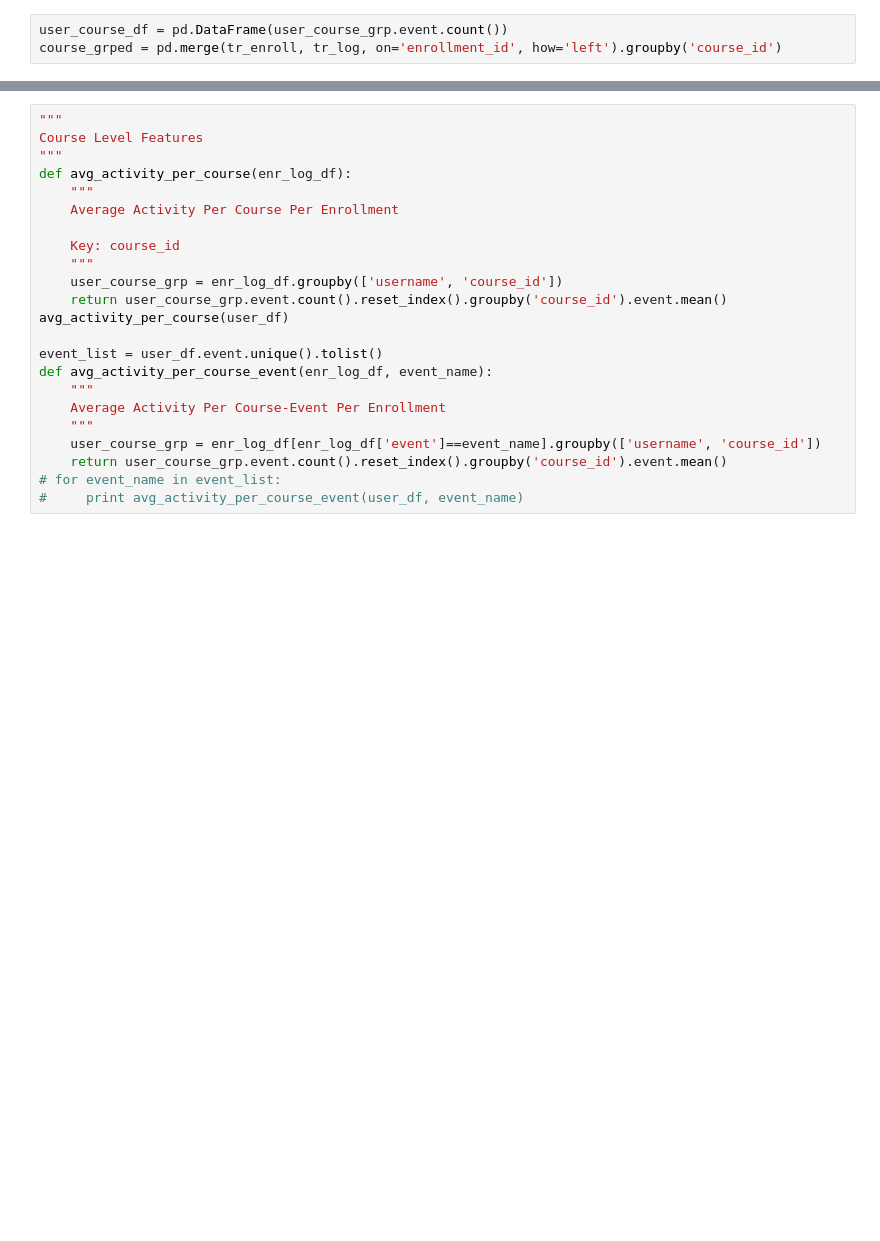
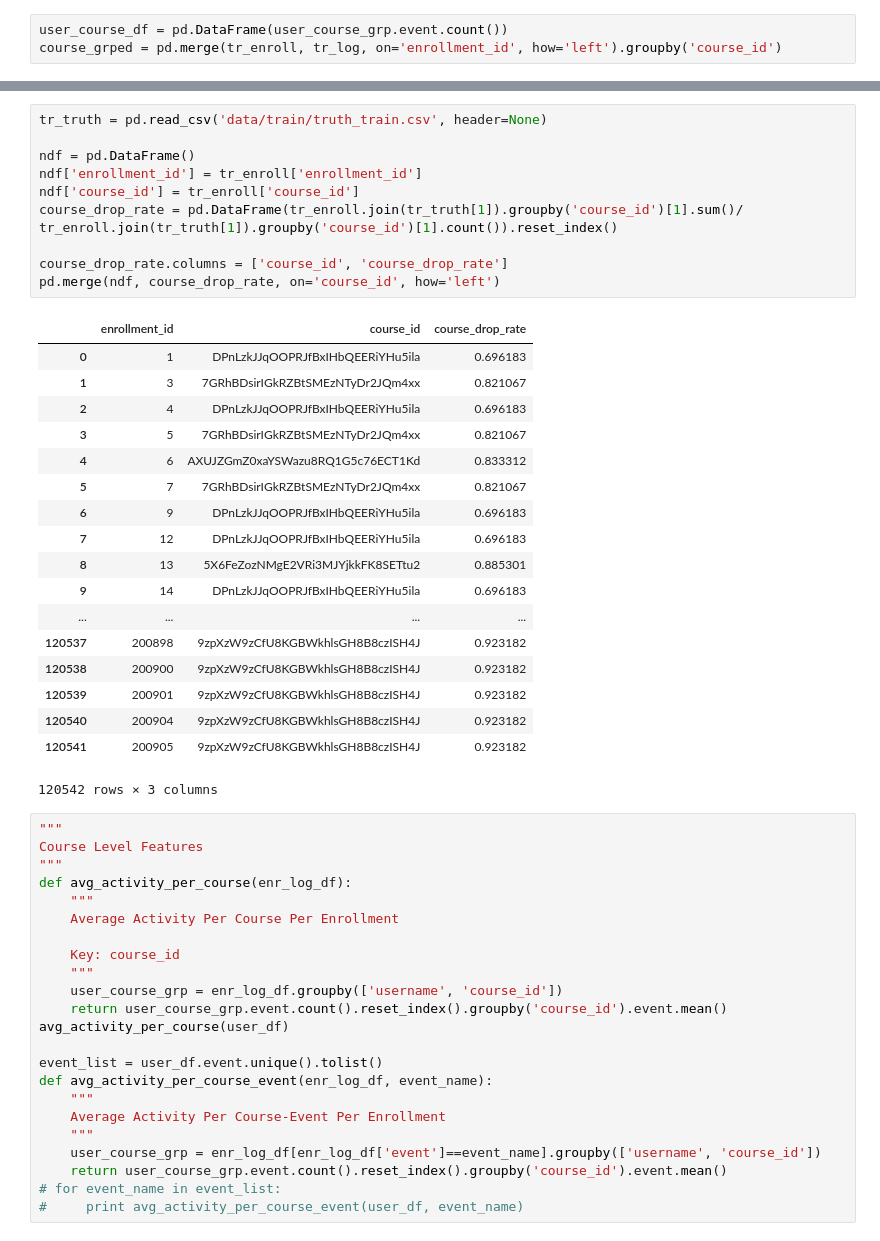
Before and after one commit to umkevinc/DD, a Jupyter notebook: draft.ipynb, the cells around one changed output, grey strips where cells are left out. Drawn from its saved outputs; the diff is of its cells as text; blank space fills up the shorter version.

```diff
--- a/draft.ipynb
+++ b/draft.ipynb
@@ -76,3 +74,32 @@ big_df
+# %%
+tr_truth = pd.read_csv('data/train/truth_train.csv', header=None)
+
+ndf = pd.DataFrame()
+ndf['enrollment_id'] = tr_enroll['enrollment_id']
+ndf['course_id'] = tr_enroll['course_id']
+course_drop_rate = pd.DataFrame(tr_enroll.join(tr_truth[1]).groupby('course_id')[1].sum()/ tr_enroll.join(tr_truth[1]).groupby('course_id')[1].count()).reset_index()
+
+course_drop_rate.columns = ['course_id', 'course_drop_rate']
+pd.merge(ndf, course_drop_rate, on='course_id', how='left')
+# %% [output]
+|  | enrollment_id | course_id | course_drop_rate |
+| 0 | 1 | DPnLzkJJqOOPRJfBxIHbQEERiYHu5ila | 0.696183 |
+| 1 | 3 | 7GRhBDsirIGkRZBtSMEzNTyDr2JQm4xx | 0.821067 |
+| 2 | 4 | DPnLzkJJqOOPRJfBxIHbQEERiYHu5ila | 0.696183 |
+| 3 | 5 | 7GRhBDsirIGkRZBtSMEzNTyDr2JQm4xx | 0.821067 |
+| 4 | 6 | AXUJZGmZ0xaYSWazu8RQ1G5c76ECT1Kd | 0.833312 |
+| 5 | 7 | 7GRhBDsirIGkRZBtSMEzNTyDr2JQm4xx | 0.821067 |
+| 6 | 9 | DPnLzkJJqOOPRJfBxIHbQEERiYHu5ila | 0.696183 |
+| 7 | 12 | DPnLzkJJqOOPRJfBxIHbQEERiYHu5ila | 0.696183 |
+| 8 | 13 | 5X6FeZozNMgE2VRi3MJYjkkFK8SETtu2 | 0.885301 |
+| 9 | 14 | DPnLzkJJqOOPRJfBxIHbQEERiYHu5ila | 0.696183 |
+| ... | ... | ... | ... |
+| 120537 | 200898 | 9zpXzW9zCfU8KGBWkhlsGH8B8czISH4J | 0.923182 |
+| 120538 | 200900 | 9zpXzW9zCfU8KGBWkhlsGH8B8czISH4J | 0.923182 |
+| 120539 | 200901 | 9zpXzW9zCfU8KGBWkhlsGH8B8czISH4J | 0.923182 |
+| 120540 | 200904 | 9zpXzW9zCfU8KGBWkhlsGH8B8czISH4J | 0.923182 |
+| 120541 | 200905 | 9zpXzW9zCfU8KGBWkhlsGH8B8czISH4J | 0.923182 |
+120542 rows × 3 columns
 # %%
 """
 Course Level Features
```
Also changed, not shown: parts of 13 cells of this notebook, 3 other files.
